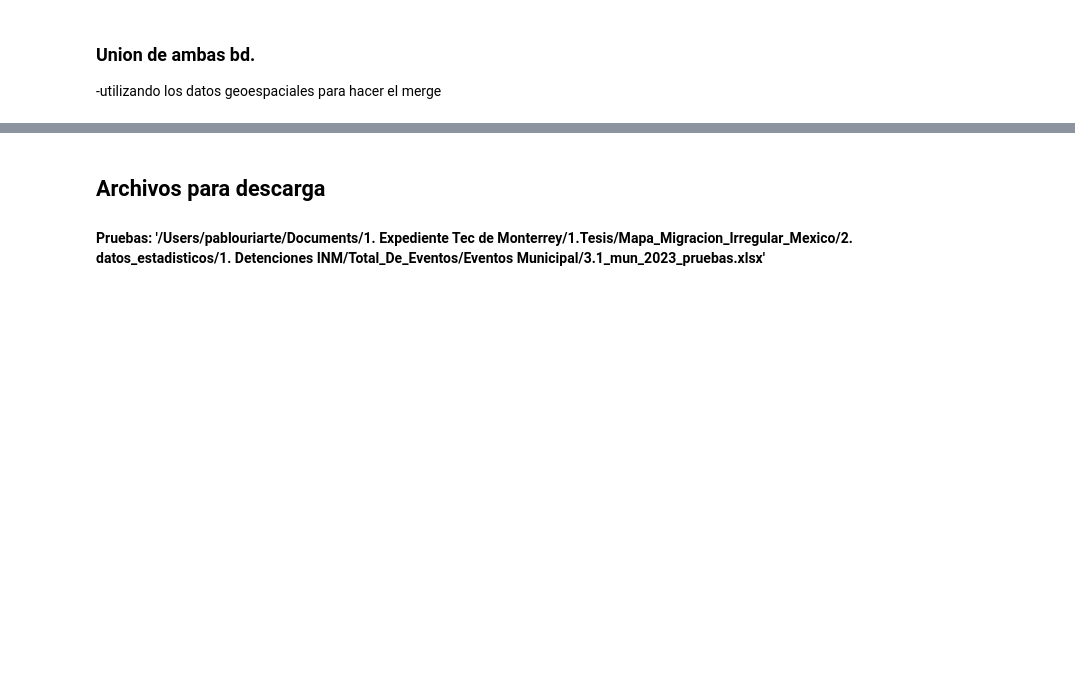
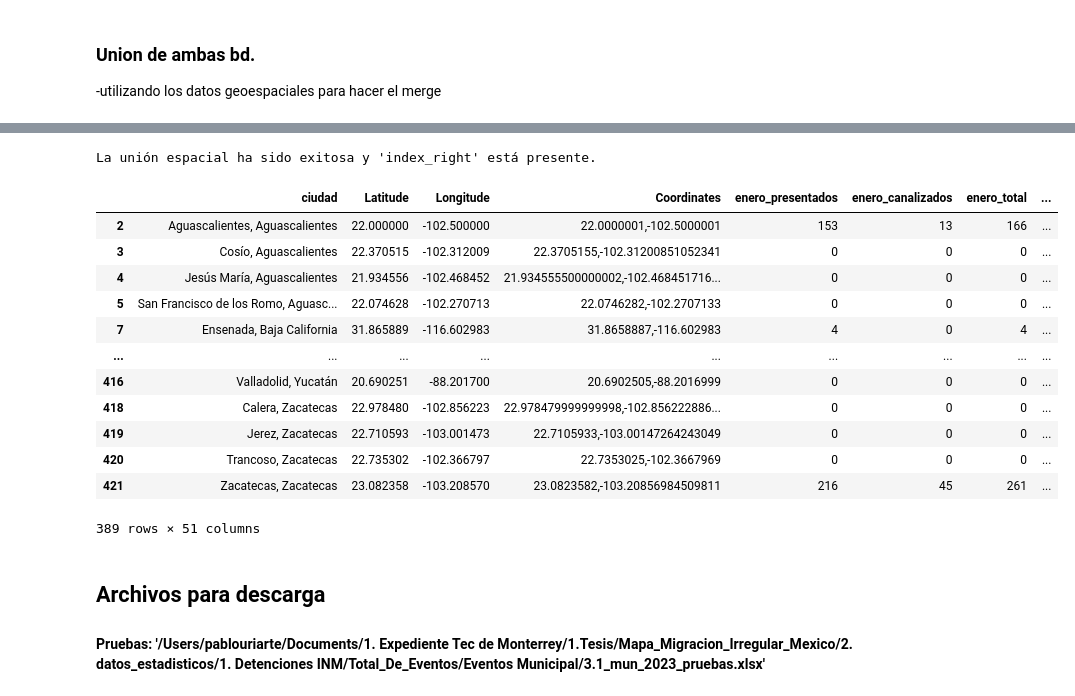
Before and after one commit to puriarter21/Mapa_Migracion_Irregular_Mexico, a Jupyter notebook: 2. datos_estadisticos/1. Detenciones INM/Visuales/INM_Eventos_Mun.ipynb, the cells around one changed output, grey strips where cells are left out. Saved outputs shown, nothing was run; the diff lists cells and outputs as text; code cells hidden in the pictures; blank space fills up the shorter version.

```diff
--- a/2. datos_estadisticos/1. Detenciones INM/Visuales/INM_Eventos_Mun.ipynb
+++ b/2. datos_estadisticos/1. Detenciones INM/Visuales/INM_Eventos_Mun.ipynb
@@ -248,3 +278,6 @@ unir las bds:
 ### Union de ambas bd.
 
 -utilizando los datos geoespaciales para hacer el merge
+# %%
+# Asegúrate de que gdf_datos_municipio y mx_mun tengan el mismo CRS
+gdf_datos_municipio = gdf_datos_municipio.set_crs(mx_mun.crs, allow_override=True)
@@ -251,3 +297,34 @@ unir las bds:
+# %%
+# Asegurar que ambos GeoDataFrames usen el mismo CRS
+if gdf_datos_municipio.crs != mx_mun.crs:
+    gdf_datos_municipio.to_crs(mx_mun.crs, inplace=True)
+
+# Intentar nuevamente la unión espacial
+union_geoespacial = gpd.sjoin(gdf_datos_municipio, mx_mun, how="left", op='intersects')
+
+# Verificar si la columna 'index_right' está presente
+if 'index_right' in union_geoespacial.columns:
+    print("La unión espacial ha sido exitosa y 'index_right' está presente.")
+else:
+    print("La unión espacial falló. 'index_right' no está presente. Verifica los datos y los CRS.")
+# %% [output]
+La unión espacial ha sido exitosa y 'index_right' está presente.
+# %%
+union_geoespacial
+# %% [output]
+|  | ciudad | Latitude | Longitude | Coordinates | enero_presentados | enero_canalizados | enero_total | ... |
+| 2 | Aguascalientes, Aguascalientes | 22.000000 | -102.500000 | 22.0000001,-102.5000001 | 153 | 13 | 166 | ... |
+| 3 | Cosío, Aguascalientes | 22.370515 | -102.312009 | 22.3705155,-102.31200851052341 | 0 | 0 | 0 | ... |
+| 4 | Jesús María, Aguascalientes | 21.934556 | -102.468452 | 21.934555500000002,-102.468451716... | 0 | 0 | 0 | ... |
+| 5 | San Francisco de los Romo, Aguasc... | 22.074628 | -102.270713 | 22.0746282,-102.2707133 | 0 | 0 | 0 | ... |
+| 7 | Ensenada, Baja California | 31.865889 | -116.602983 | 31.8658887,-116.602983 | 4 | 0 | 4 | ... |
+| ... | ... | ... | ... | ... | ... | ... | ... | ... |
+| 416 | Valladolid, Yucatán | 20.690251 | -88.201700 | 20.6902505,-88.2016999 | 0 | 0 | 0 | ... |
+| 418 | Calera, Zacatecas | 22.978480 | -102.856223 | 22.978479999999998,-102.856222886... | 0 | 0 | 0 | ... |
+| 419 | Jerez, Zacatecas | 22.710593 | -103.001473 | 22.7105933,-103.00147264243049 | 0 | 0 | 0 | ... |
+| 420 | Trancoso, Zacatecas | 22.735302 | -102.366797 | 22.7353025,-102.3667969 | 0 | 0 | 0 | ... |
+| 421 | Zacatecas, Zacatecas | 23.082358 | -103.208570 | 23.0823582,-103.20856984509811 | 216 | 45 | 261 | ... |
+389 rows × 51 columns
 # %% [markdown]
 ## Archivos para descarga
 
```
Also changed, not shown: parts of 14 cells of this notebook, 1 other file.
